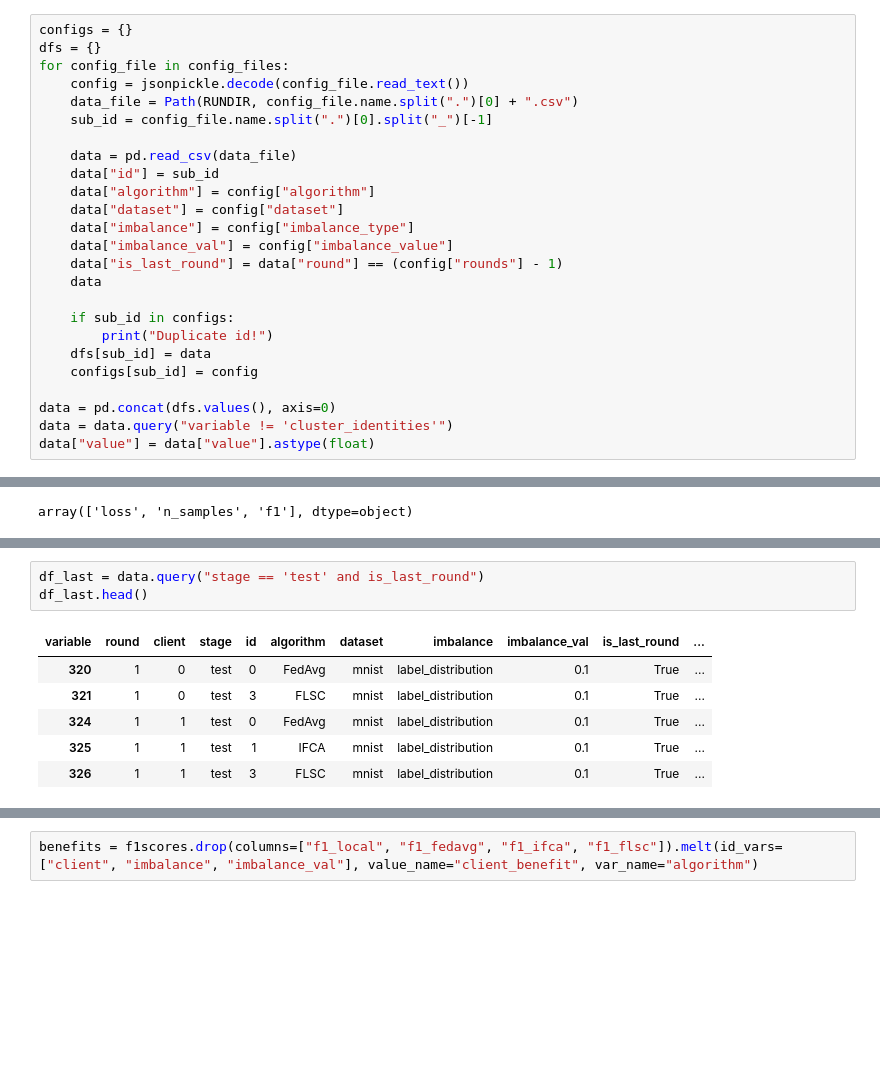
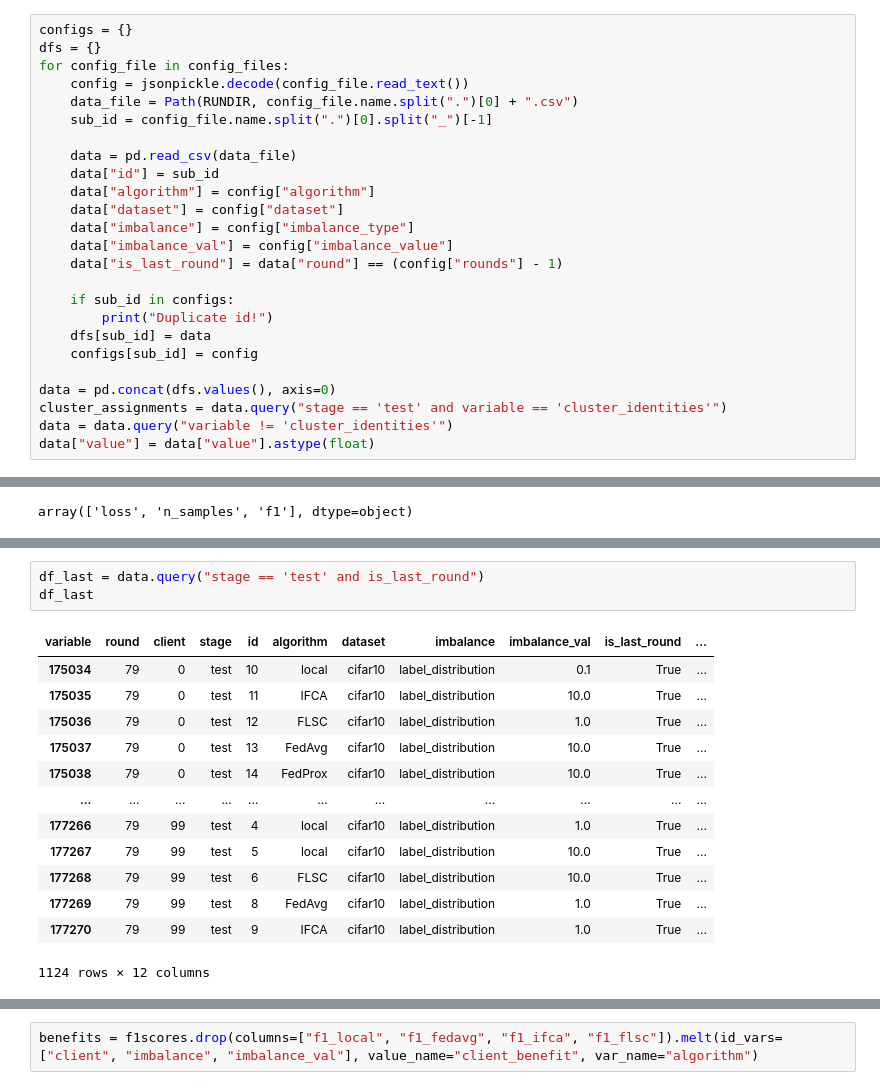
Before and after one commit to lmeinhold/client-benefit-contribution-cfl, a Jupyter notebook: notebooks/Client Benefit.ipynb, the cells around one changed output, grey strips where cells are left out. Cells and saved outputs as stored; diff of their text form; blank space fills up the shorter version.

```diff
--- a/notebooks/Client Benefit.ipynb
+++ b/notebooks/Client Benefit.ipynb
@@ -30,7 +30,6 @@ for config_file in config_files:
     data["imbalance"] = config["imbalance_type"]
     data["imbalance_val"] = config["imbalance_value"]
     data["is_last_round"] = data["round"] == (config["rounds"] - 1)
-    data
 
     if sub_id in configs:
         print("Duplicate id!")
@@ -38,6 +37,7 @@ for config_file in config_files:
     configs[sub_id] = config
 
 data = pd.concat(dfs.values(), axis=0)
+cluster_assignments = data.query("stage == 'test' and variable == 'cluster_identities'")
 data = data.query("variable != 'cluster_identities'")
 data["value"] = data["value"].astype(float)
 # %%
@@ -69,13 +69,20 @@ sns.lineplot(df, x = "round", y = "f1", hue = "imbalance_val")
 # %%
 df_last = data.query("stage == 'test' and is_last_round")
-df_last.head()
+df_last
 # %% [output]
 | variable | round | client | stage | id | algorithm | dataset | imbalance | imbalance_val | is_last_round | ... |
-| 320 | 1 | 0 | test | 0 | FedAvg | mnist | label_distribution | 0.1 | True | ... |
-| 321 | 1 | 0 | test | 3 | FLSC | mnist | label_distribution | 0.1 | True | ... |
-| 324 | 1 | 1 | test | 0 | FedAvg | mnist | label_distribution | 0.1 | True | ... |
-| 325 | 1 | 1 | test | 1 | IFCA | mnist | label_distribution | 0.1 | True | ... |
-| 326 | 1 | 1 | test | 3 | FLSC | mnist | label_distribution | 0.1 | True | ... |
+| 175034 | 79 | 0 | test | 10 | local | cifar10 | label_distribution | 0.1 | True | ... |
+| 175035 | 79 | 0 | test | 11 | IFCA | cifar10 | label_distribution | 10.0 | True | ... |
+| 175036 | 79 | 0 | test | 12 | FLSC | cifar10 | label_distribution | 1.0 | True | ... |
+| 175037 | 79 | 0 | test | 13 | FedAvg | cifar10 | label_distribution | 10.0 | True | ... |
+| 175038 | 79 | 0 | test | 14 | FedProx | cifar10 | label_distribution | 10.0 | True | ... |
+| ... | ... | ... | ... | ... | ... | ... | ... | ... | ... | ... |
+| 177266 | 79 | 99 | test | 4 | local | cifar10 | label_distribution | 1.0 | True | ... |
+| 177267 | 79 | 99 | test | 5 | local | cifar10 | label_distribution | 10.0 | True | ... |
+| 177268 | 79 | 99 | test | 6 | FLSC | cifar10 | label_distribution | 10.0 | True | ... |
+| 177269 | 79 | 99 | test | 8 | FedAvg | cifar10 | label_distribution | 1.0 | True | ... |
+| 177270 | 79 | 99 | test | 9 | IFCA | cifar10 | label_distribution | 1.0 | True | ... |
+1124 rows × 12 columns
 # %%
 df_last_avg = df_last.groupby(["imbalance", "imbalance_val", "algorithm"]).mean(["f1", "loss"]).reset_index()\
     .query("imbalance == 'label_distribution'")
```
Also changed, not shown: parts of 18 cells of this notebook, 4 other files.
